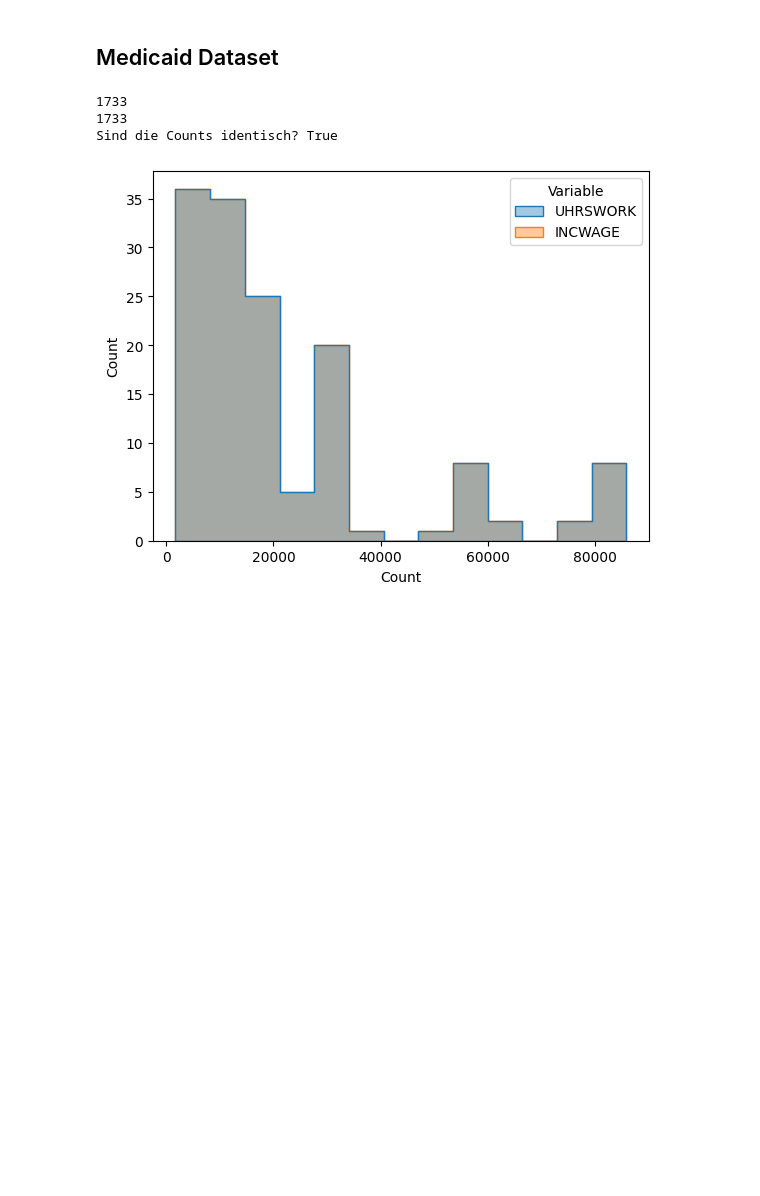
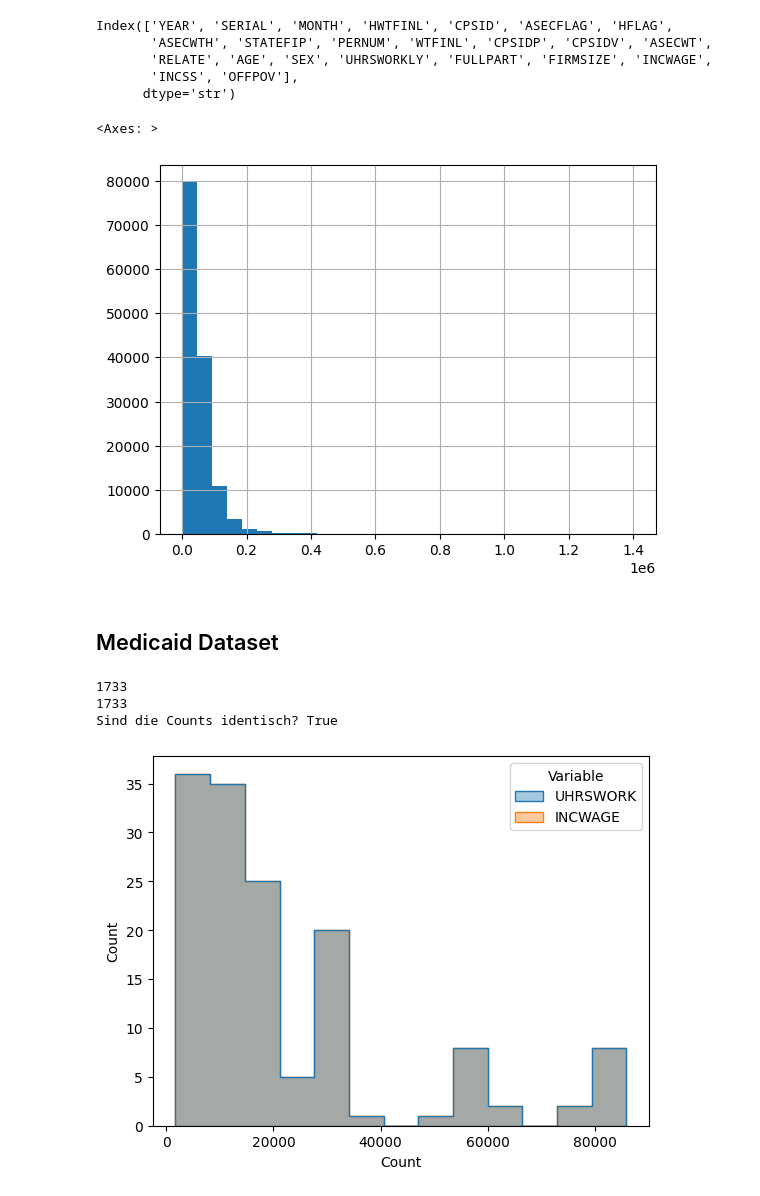
Before and after one commit to alexanderhxs/DiSCos, a Jupyter notebook: python/real_world_data.ipynb, the cells around one changed output. Saved outputs shown, nothing was run; the diff lists cells and outputs as text; code cells hidden in the pictures; blank space fills up the shorter version.

```diff
--- a/python/real_world_data.ipynb
+++ b/python/real_world_data.ipynb
@@ -37,3 +87,16 @@ df_cps = pd.read_stata('../../datasets/data3/data/matchedCPS_1979_2016.dta')
+# %%
+df_cps.columns
+# %% [output]
+Index(['YEAR', 'SERIAL', 'MONTH', 'HWTFINL', 'CPSID', 'ASECFLAG', 'HFLAG',
+       'ASECWTH', 'STATEFIP', 'PERNUM', 'WTFINL', 'CPSIDP', 'CPSIDV', 'ASECWT',
+       'RELATE', 'AGE', 'SEX', 'UHRSWORKLY', 'FULLPART', 'FIRMSIZE', 'INCWAGE',
+       'INCSS', 'OFFPOV'],
+      dtype='str')
+# %%
+(df_cps['INCWAGE']).hist(bins = 30)
+# %% [output]
+<Axes: >
+[figure, added]
 # %% [markdown]
 ## Medicaid Dataset
 # %%
```
Also changed, not shown: parts of 30 cells of this notebook, 15 other files.
